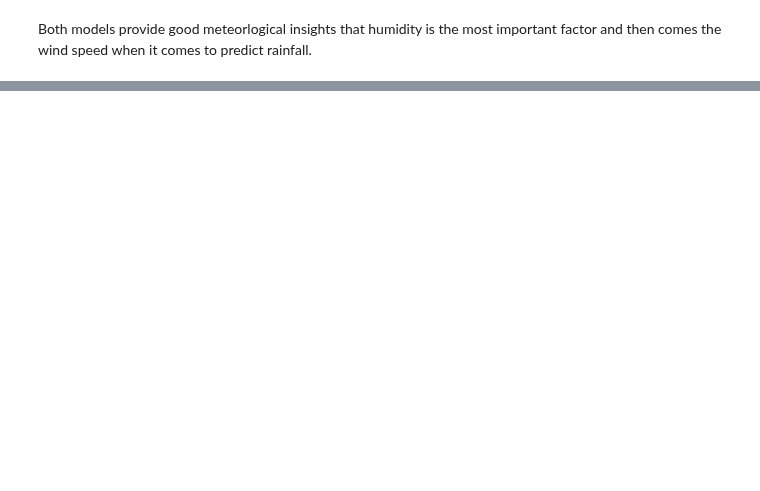
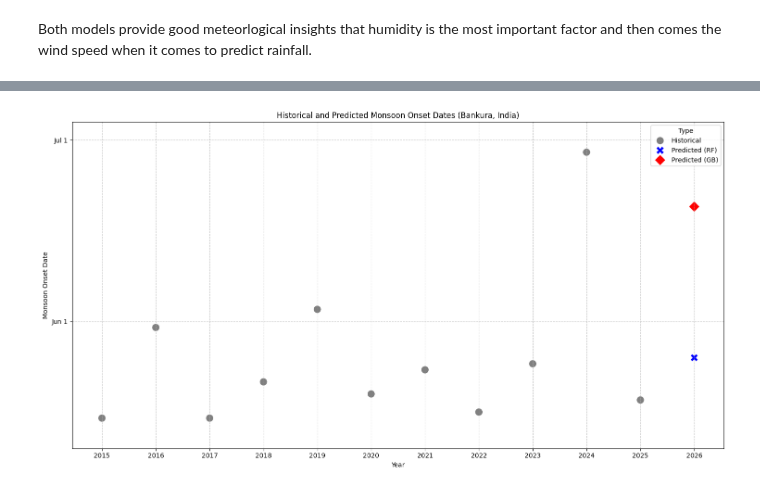
Before and after one commit to dibendupal69724-ux/CV-documents, a Jupyter notebook: Rainfall_Predictions.ipynb, the cells around one changed output, grey strips where cells are left out. Saved outputs shown, nothing was run; the diff lists cells and outputs as text; code cells hidden in the pictures; blank space fills up the shorter version.

```diff
--- a/Rainfall_Predictions.ipynb
+++ b/Rainfall_Predictions.ipynb
@@ -573,0 +519,83 @@ Summary of Monsoon Onset Dates for 2026:
+# %%
+import matplotlib.pyplot as plt
+import seaborn as sns
+import datetime
+import pandas as pd
+
+# Generate historical monsoon onset dates
+historical_onset_data = []
+
+# Loop through each full year in df_weather for historical analysis.
+# We use data up to 2025 (inclusive) for historical averaging, as 2026 is incomplete.
+for year in range(df_weather.index.min().year, prediction_year):
+    df_year_data = df_weather[df_weather.index.year == year].copy()
+    if not df_year_data.empty:
+        # Define MONSOON_START_DATE_LIMIT for the current historical year
+        historical_monsoon_start_limit = datetime.date(year, 5, 10)
+
+        # Use the previously defined find_monsoon_onset function
+        onset_date_for_year = find_monsoon_onset(df_year_data['rain'], RAINFALL_THRESHOLD, CONSECUTIVE_DAYS, after_date=historical_monsoon_start_limit)
+
+        if onset_date_for_year:
+            historical_onset_data.append({
+                'Year': year,
+                'Onset Date': onset_date_for_year,
+                'Type': 'Historical'
+            })
+
+# Add predicted 2026 onset dates
+if predicted_onset_rf:
+    historical_onset_data.append({
+        'Year': prediction_year,
+        'Onset Date': predicted_onset_rf,
+        'Type': 'Predicted (RF)'
+    })
+if predicted_onset_gb:
+    historical_onset_data.append({
+        'Year': prediction_year,
+        'Onset Date': predicted_onset_gb,
+        'Type': 'Predicted (GB)'
+    })
+
+# Convert to DataFrame
+df_onset = pd.DataFrame(historical_onset_data)
+
+# Extract month and day for plotting
+df_onset['Month_Day'] = df_onset['Onset Date'].dt.strftime('%m-%d')
+
+# Convert Onset Date to a numeric value for plotting on Y-axis (e.g., day of year)
+df_onset['Day_of_Year'] = df_onset['Onset Date'].dt.dayofyear
+
+plt.figure(figsize=(15, 8))
+sns.scatterplot(
+    data=df_onset,
+    x='Year',
+    y='Day_of_Year',
+    hue='Type',
+    style='Type',
+    s=150, # Size of the points
+    palette={'Historical': 'grey', 'Predicted (RF)': 'blue', 'Predicted (GB)': 'red'},
+    markers={'Historical': 'o', 'Predicted (RF)': 'X', 'Predicted (GB)': 'D'}
+)
+
+# Generate custom y-axis ticks for better readability (showing month/day labels)
+month_day_ticks_generator = []
+for month in range(1, 13):
+    date_obj = datetime.date(2000, month, 1) # Using 2000 for leap year consistency in day of year calculation
+    month_day_ticks_generator.append((date_obj.timetuple().tm_yday, date_obj.strftime('%b %d').replace(' 0', ' '))) # Replace ' 0' with ' ' for 'Jan 1' instead of 'Jan 01'
+
+tick_positions = [pos for pos, _ in month_day_ticks_generator]
+tick_labels = [label for _, label in month_day_ticks_generator]
+
+plt.yticks(tick_positions, tick_labels)
+plt.ylim(df_onset['Day_of_Year'].min() - 5, df_onset['Day_of_Year'].max() + 5) # Adjust y-limits dynamically
+
+plt.title('Historical and Predicted Monsoon Onset Dates (Bankura, India)')
+plt.xlabel('Year')
+plt.ylabel('Monsoon Onset Date')
+plt.grid(True, linestyle='--', alpha=0.7)
+plt.xticks(df_onset['Year'].unique())
+plt.tight_layout()
+plt.show()
+# %% [output]
+[figure, added]
```
Also changed, not shown: parts of 10 cells of this notebook.
